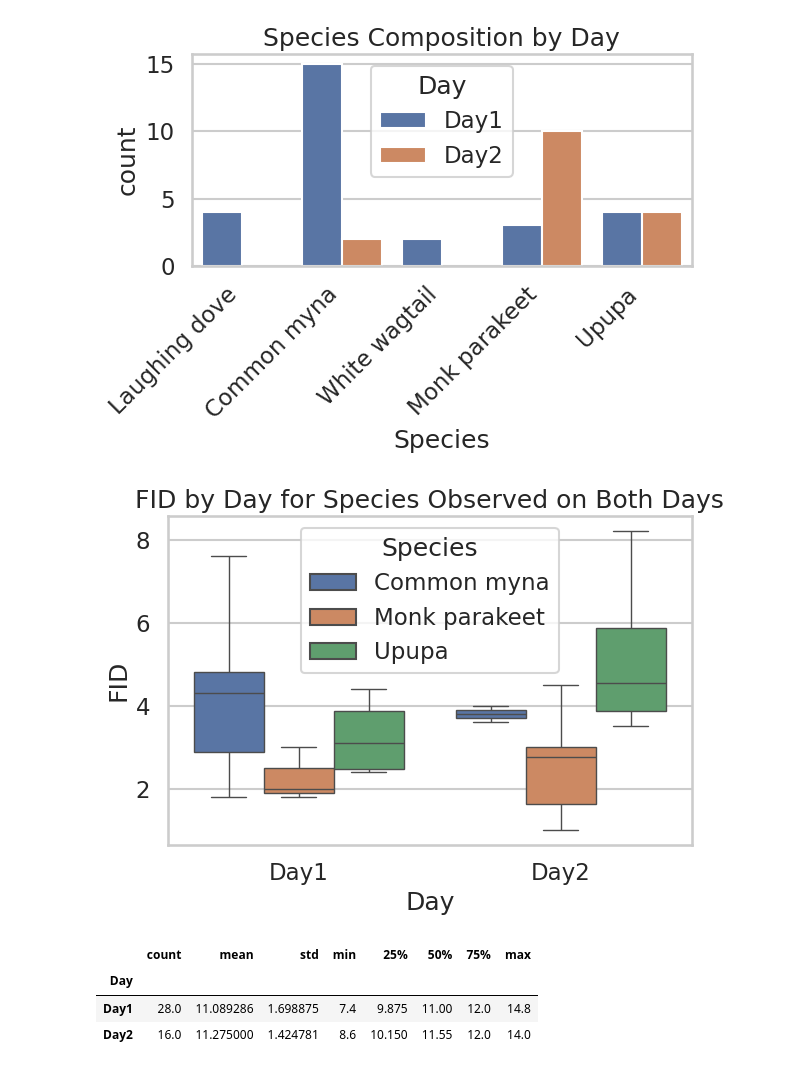
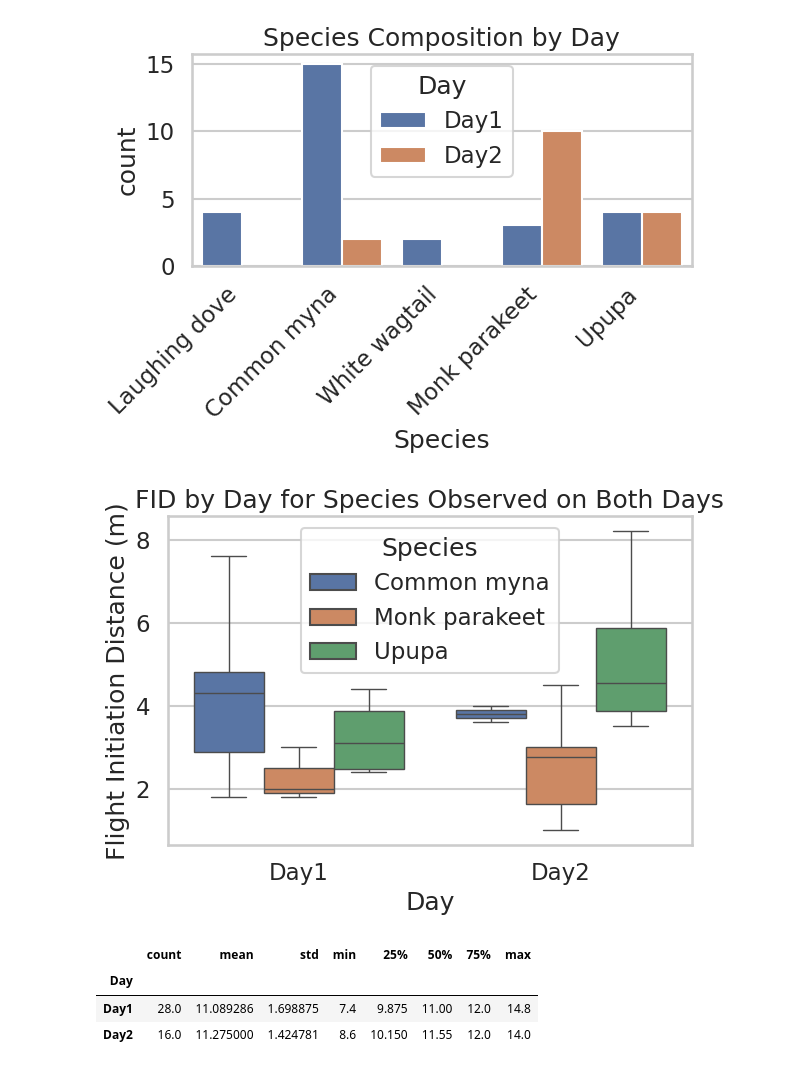
Before and after one commit to NickBonnTAU/Study-Lab, a Jupyter notebook: FID.ipynb, the cells around one changed output. Drawn from its saved outputs; the diff is of its cells as text; code cells hidden in the pictures.

```diff
--- a/FID.ipynb
+++ b/FID.ipynb
@@ -295,24 +285,25 @@ plt.show()
 # %%
 shared_species = (
     df_fid.groupby("Species")["Day"]
     .nunique()
     .loc[lambda x: x == 2]
     .index
 )
 
 df_shared = df_fid[df_fid["Species"].isin(shared_species)]
 
 sns.boxplot(
     data=df_shared,
     x="Day",
     y="FID",
     hue="Species"
 )
 plt.title("FID by Day for Species Observed on Both Days")
+plt.ylabel("Flight Initiation Distance (m)")
 plt.tight_layout()
 plt.show()
 # %% [output]
-[figure, old version]
+[figure, new version]
 # %%
 working_df.groupby("Day")["SD"].describe()
 # %% [output]
```
Also changed, not shown: parts of 19 cells of this notebook.
